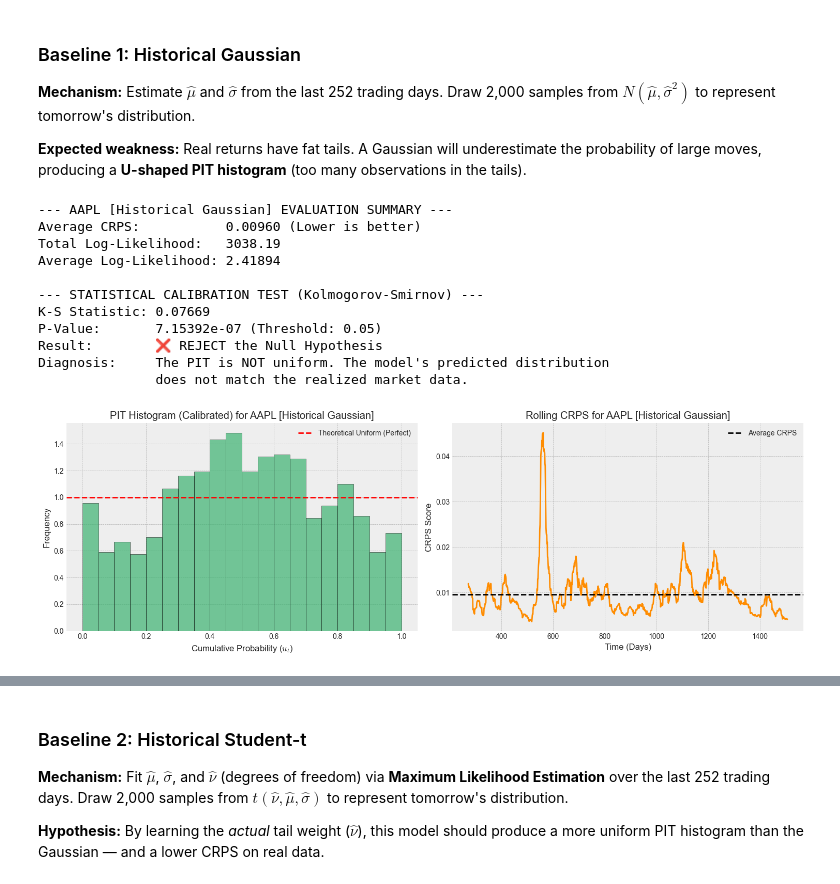
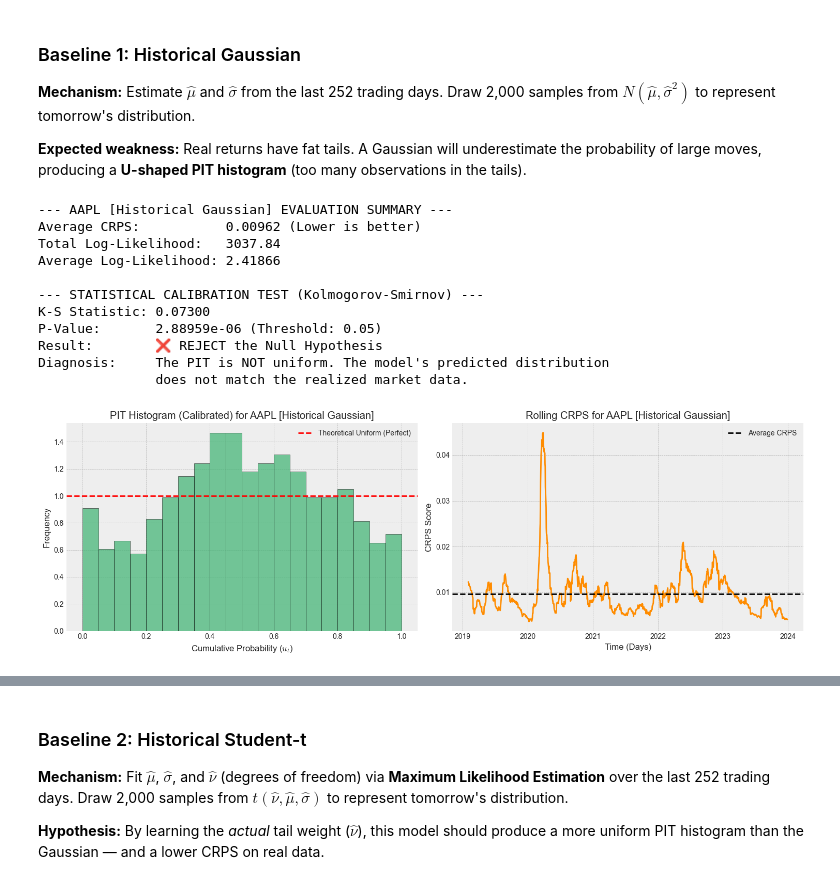
Before and after one commit to amacias-afma/quant-ai-lab, a Jupyter notebook: 02_density_forecasting/notebooks/01_problem_definition_and_baselines_v2.ipynb, the cells around one changed output, grey strips where cells are left out. Saved outputs shown, nothing was run; the diff lists cells and outputs as text; code cells hidden in the pictures.

```diff
--- a/02_density_forecasting/notebooks/01_problem_definition_and_baselines_v2.ipynb
+++ b/02_density_forecasting/notebooks/01_problem_definition_and_baselines_v2.ipynb
@@ -442,7 +445,7 @@ df = fetch_asset_data(ticker=ticker_name, start=date(2018, 1, 1), end=date(2023,
 # Compute log-returns for the models
 df_ret = np.log(df).diff().dropna()
 df_ret.columns = ['returns']
-df_ret.index = range(len(df_ret))
+# df_ret.index = range(len(df_ret))
 
 # Price & returns overview
 plot_price_analysis(df['prices'], df_ret['returns'], ticker_name=ticker_name)
@@ -457,25 +460,26 @@ plot_price_analysis(df['prices'], df_ret['returns'], ticker_name=ticker_name)
 # %%
 # 1. Historical Gaussian
 predictions = rolling_gaussian(df_ret['returns'])
 df_pred_gauss = pd.DataFrame(predictions)
+df_pred_gauss.index = df_ret.index
 df_pred_gauss.dropna(inplace=True)
 df_ret_gauss = df_ret[df_ret.index.isin(df_pred_gauss.index)]
 
 # 2. Evaluate
 df_eval_gaussian = evaluate_forecasts(df_ret_gauss['returns'], df_pred_gauss.values)
 print_evaluation_summary(df_eval_gaussian, ticker_name=f'{ticker_name} [Historical Gaussian]')
 ks_result_gaussian = test_pit_uniformity(df_eval_gaussian['PIT'])
 plot_forecast_evaluation(df_eval_gaussian, ticker_name=f'{ticker_name} [Historical Gaussian]')
 # %% [output]
 --- AAPL [Historical Gaussian] EVALUATION SUMMARY ---
-Average CRPS:           0.00960 (Lower is better)
-Total Log-Likelihood:   3038.19
-Average Log-Likelihood: 2.41894
+Average CRPS:           0.00962 (Lower is better)
+Total Log-Likelihood:   3037.84
+Average Log-Likelihood: 2.41866
 
 --- STATISTICAL CALIBRATION TEST (Kolmogorov-Smirnov) ---
-K-S Statistic: 0.07669
-P-Value:       7.15392e-07 (Threshold: 0.05)
+K-S Statistic: 0.07300
+P-Value:       2.88959e-06 (Threshold: 0.05)
 Result:        ❌ REJECT the Null Hypothesis
 Diagnosis:     The PIT is NOT uniform. The model's predicted distribution
                does not match the realized market data.
-[figure, old version]
+[figure, new version]
```
Also changed, not shown: parts of 10 cells of this notebook, 4 other files.
